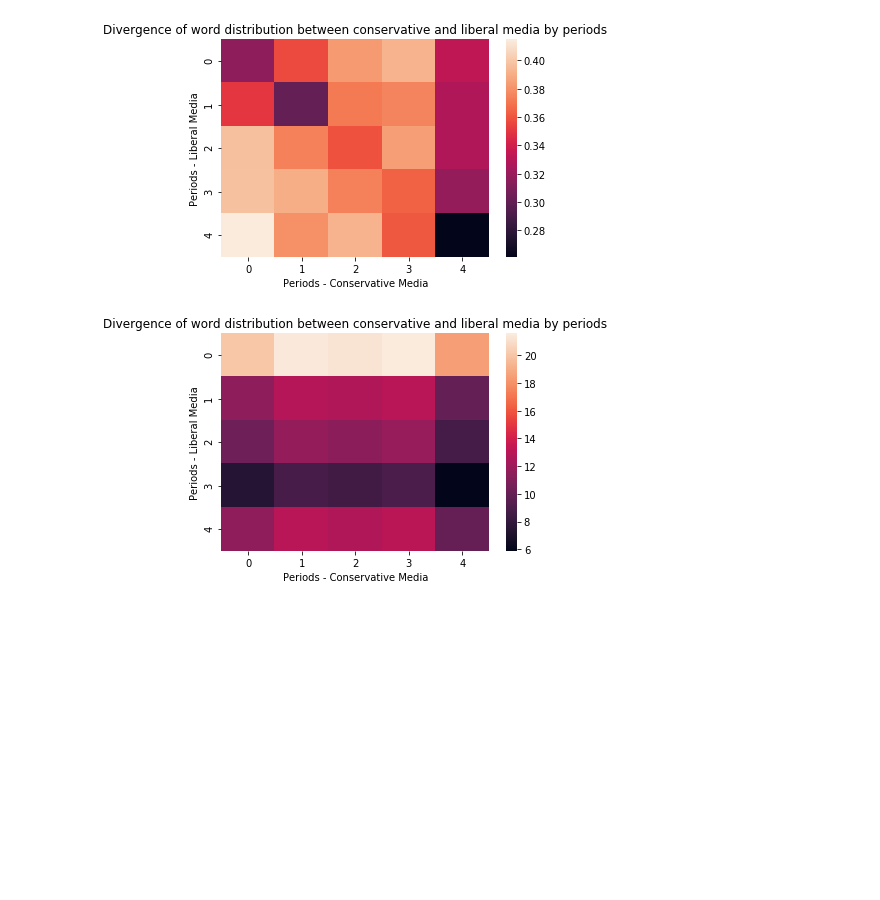
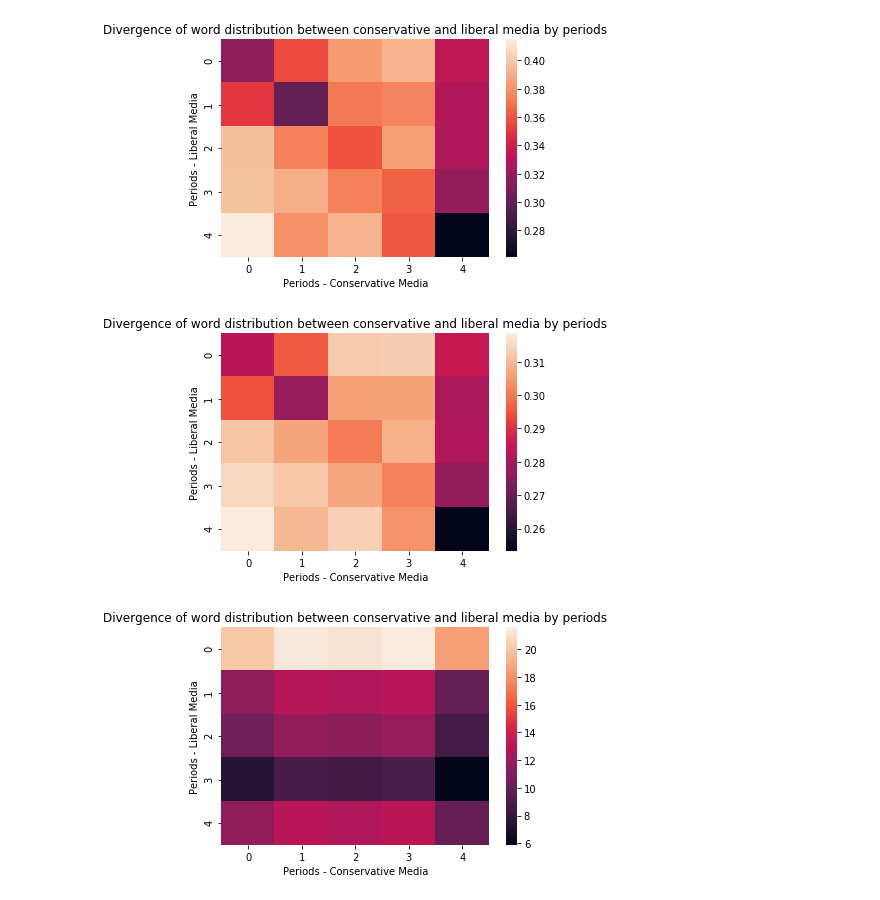
Before and after one commit to rachel-ker/refugeediscourse, a Jupyter notebook: final_data_analysis.ipynb, the cells around one changed output. Saved outputs shown, nothing was run; the diff lists cells and outputs as text; code cells hidden in the pictures; blank space fills up the shorter version.

Commit message:
added js divergence

```diff
--- a/final_data_analysis.ipynb
+++ b/final_data_analysis.ipynb
@@ -519,5 +519,5 @@ kl_df.sort_values(by='elementwise divergence', ascending=False)[:20]
 # %%
-def kl_divergence(X, Y):
+def helper_divergence(X,Y,metric):
     P = X.copy()
     Q = Y.copy()
     P.columns = ['P']
@@ -525,18 +525,12 @@ def kl_divergence(X, Y):
     df = Q.join(P).fillna(0)
     p = df.iloc[:,1]
     q = df.iloc[:,0]
-    D_kl = scipy.stats.entropy(p, q)
-    return D_kl
-
-def chi2_divergence(X,Y):
-    P = X.copy()
-    Q = Y.copy()
-    P.columns = ['P']
-    Q.columns = ['Q']
-    df = Q.join(P).fillna(0)
-    p = df.iloc[:,1]
-    q = df.iloc[:,0]
-    return scipy.stats.chisquare(p, q).statistic
+    if metric=='Chi2':
+        return scipy.stats.chisquare(p, q).statistic
+    elif metric=="KL":
+        return scipy.stats.entropy(p, q)
+    elif metric=="JS":
+        return distance.jensenshannon(p,q)
 
 def Divergence(corpus1, corpus2, difference="KL"):
     """Difference parameter can equal KL, Chi2, or Wass"""
@@ -544,10 +538,8 @@ def Divergence(corpus1, corpus2, difference="KL"):
     P = pd.DataFrame(list(freqP.values()), columns = ['frequency'], index = list(freqP.keys()))
     freqQ = nltk.FreqDist(corpus2)
     Q = pd.DataFrame(list(freqQ.values()), columns = ['frequency'], index = list(freqQ.keys()))
-    if difference == "KL":
-        return kl_divergence(P, Q)
-    elif difference == "Chi2":
-        return chi2_divergence(P, Q)
+    if (difference == "KL") | (difference == "Chi2") | (difference == "JS"):
+        return helper_divergence(P, Q, difference)
     elif difference == "KS":
         try:
             return scipy.stats.ks_2samp(P['frequency'], Q['frequency']).statistic
@@ -582,6 +574,23 @@ plt.title('Divergence of word distribution between conservative and liberal medi
 plt.show()
 # %% [output]
 [figure]
+# %%
+L = []
+for p in corpora_left:
+    l = []
+    for q in corpora_right:
+        l.append(Divergence(p,q, difference = 'JS'))
+    L.append(l)
+M = np.array(L)
+fig = plt.figure()
+div = pd.DataFrame(M, columns = periods , index = periods)
+ax = sns.heatmap(div)
+plt.xlabel('Periods - Conservative Media')
+plt.ylabel('Periods - Liberal Media')
+plt.title('Divergence of word distribution between conservative and liberal media by periods')
+plt.show()
+# %% [output]
+[figure, added]
 # %%
 L = []
 for p in corpora_left:
```
Also changed, not shown: parts of 5 cells of this notebook.
